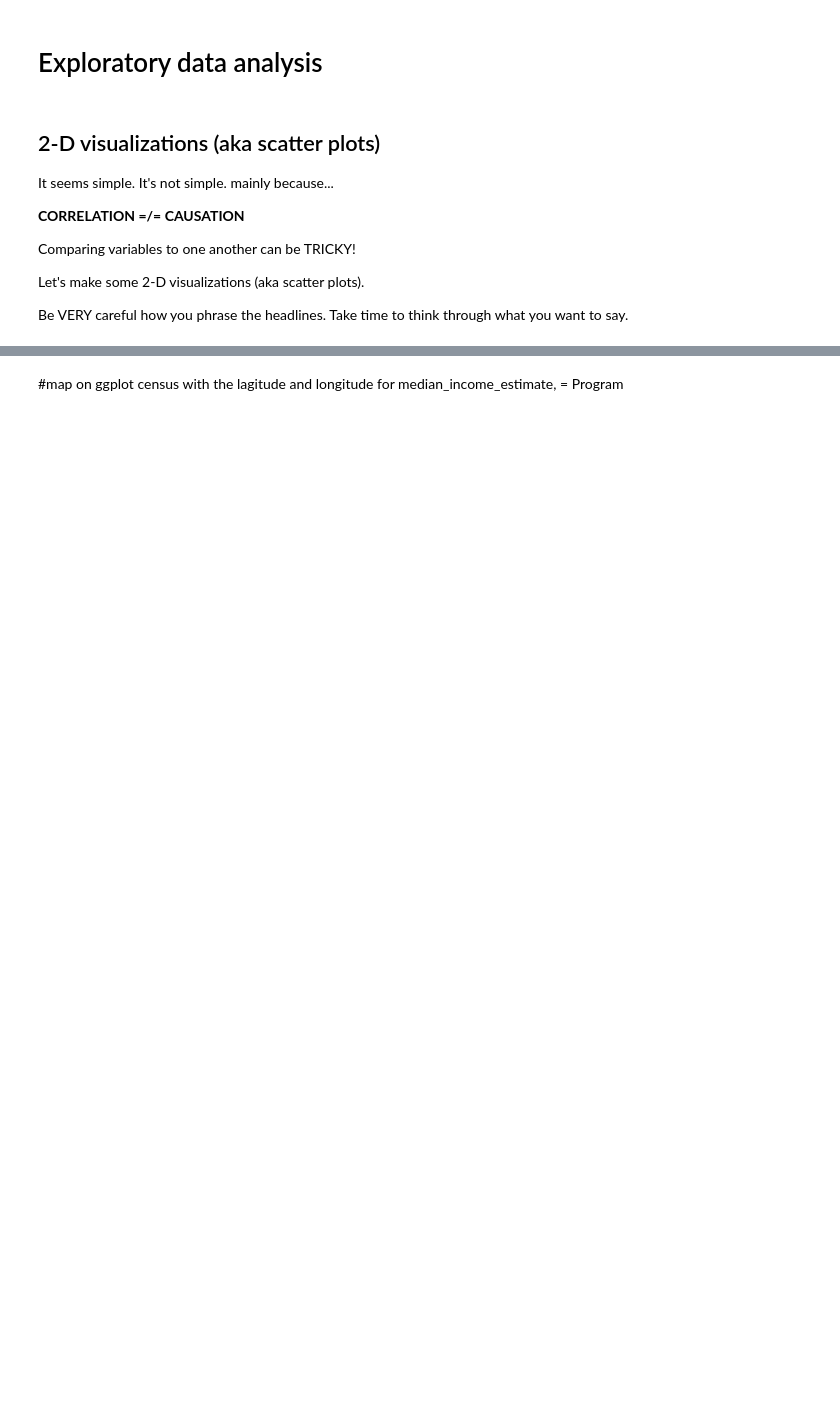
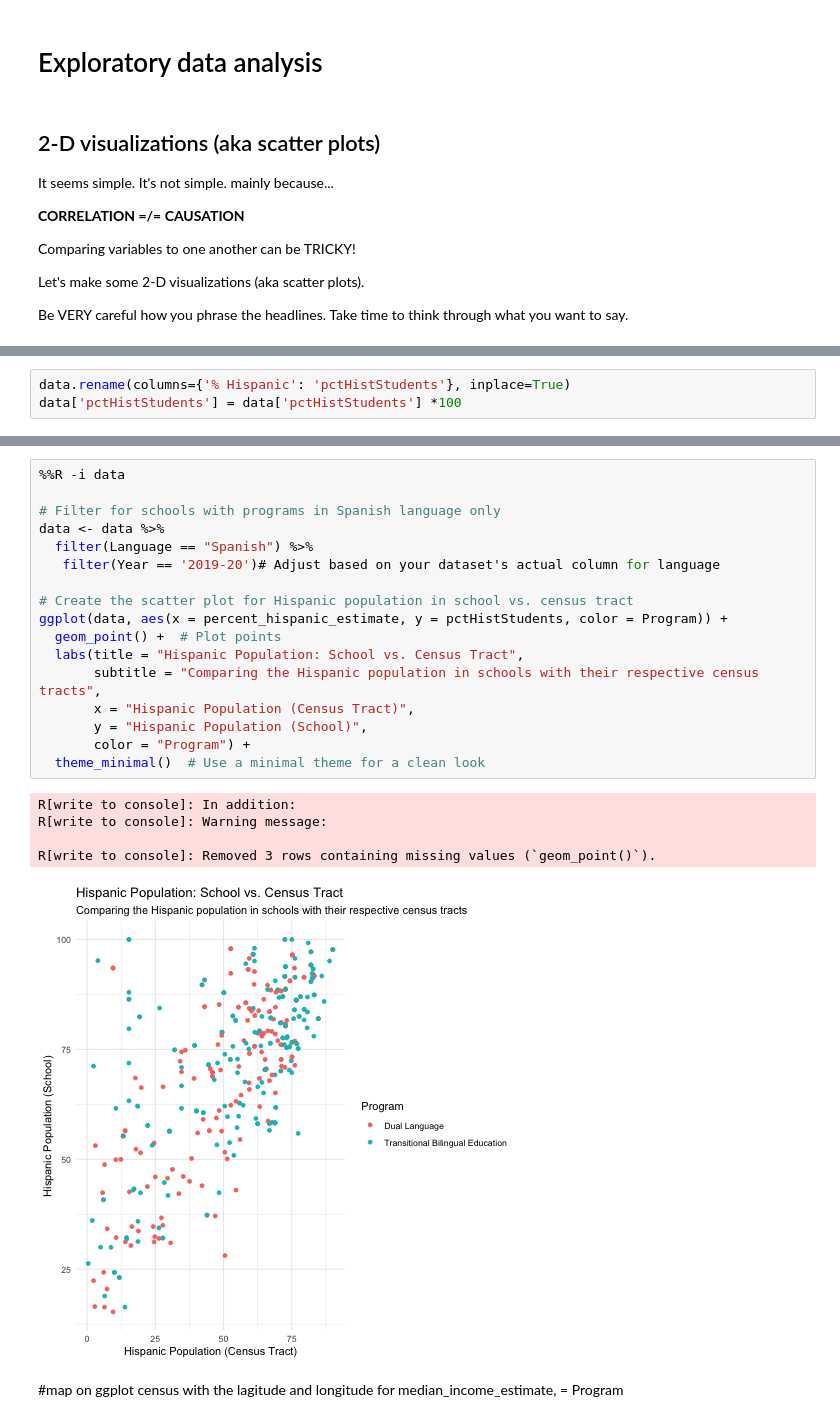
Before and after one commit to renatadaou/connect-to-census, a Jupyter notebook: scatterplots.ipynb, the cells around one changed output, grey strips where cells are left out. Drawn from its saved outputs; the diff is of its cells as text; blank space fills up the shorter version.

```diff
--- a/scatterplots.ipynb
+++ b/scatterplots.ipynb
@@ -149,0 +177,3 @@ NULL
+# %%
+data.rename(columns={'% Hispanic': 'pctHistStudents'}, inplace=True)
+data['pctHistStudents'] = data['pctHistStudents'] *100
@@ -150,2 +195,25 @@ NULL
+# %%
+%%R -i data
+
+# Filter for schools with programs in Spanish language only
+data <- data %>%
+  filter(Language == "Spanish") %>%
+   filter(Year == '2019-20')# Adjust based on your dataset's actual column for language
+
+# Create the scatter plot for Hispanic population in school vs. census tract
+ggplot(data, aes(x = percent_hispanic_estimate, y = pctHistStudents, color = Program)) +
+  geom_point() +  # Plot points
+  labs(title = "Hispanic Population: School vs. Census Tract",
+       subtitle = "Comparing the Hispanic population in schools with their respective census tracts",
+       x = "Hispanic Population (Census Tract)",
+       y = "Hispanic Population (School)",
+       color = "Program") +
+  theme_minimal()  # Use a minimal theme for a clean look
+# %% [output]
+R[write to console]: In addition:
+R[write to console]: Warning message:
+
+R[write to console]: Removed 3 rows containing missing values (`geom_point()`).
+[figure, added]
 # %% [markdown]
 #map on ggplot census with the lagitude and longitude for median_income_estimate, = Program
```
Also changed, not shown: parts of 11 cells of this notebook, 3 other files.
